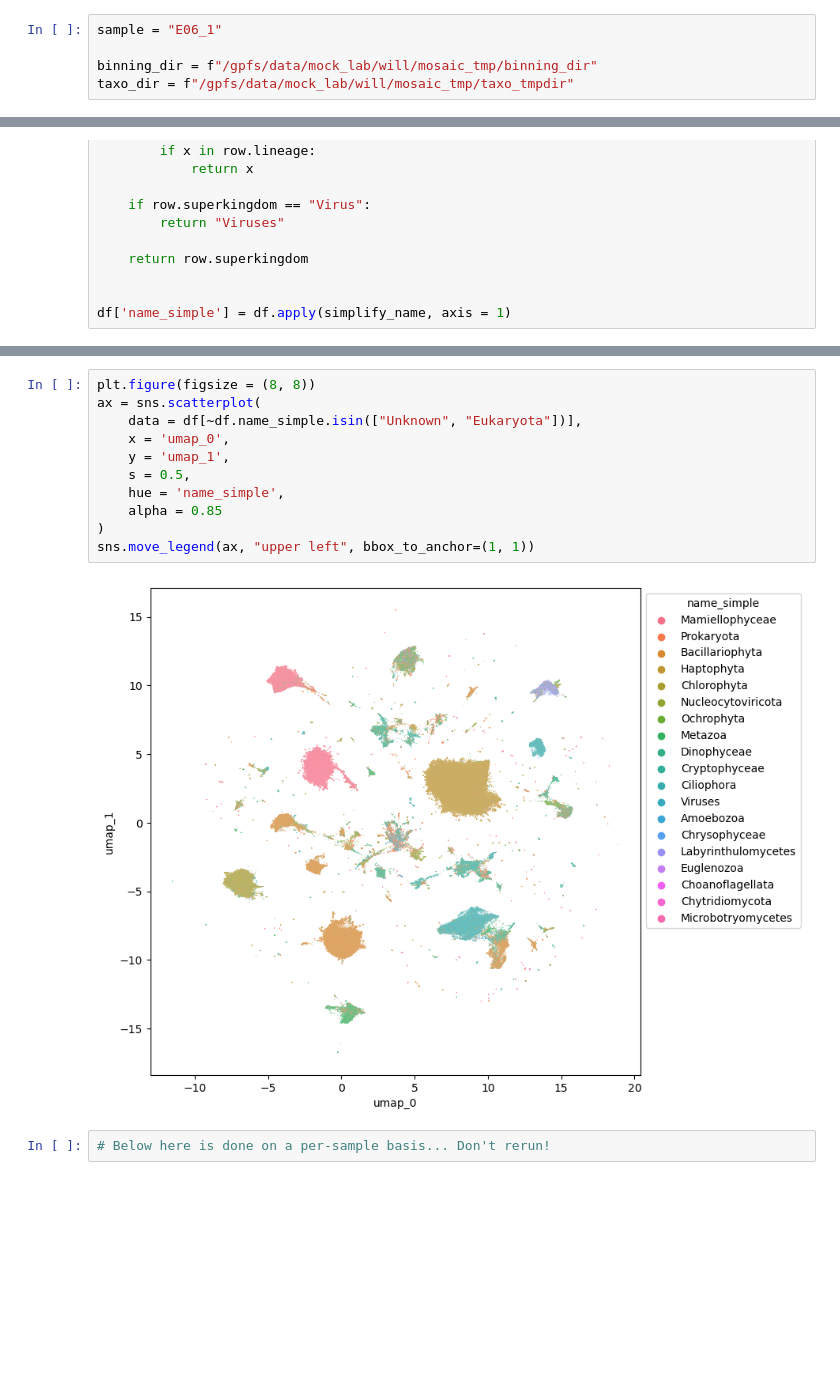
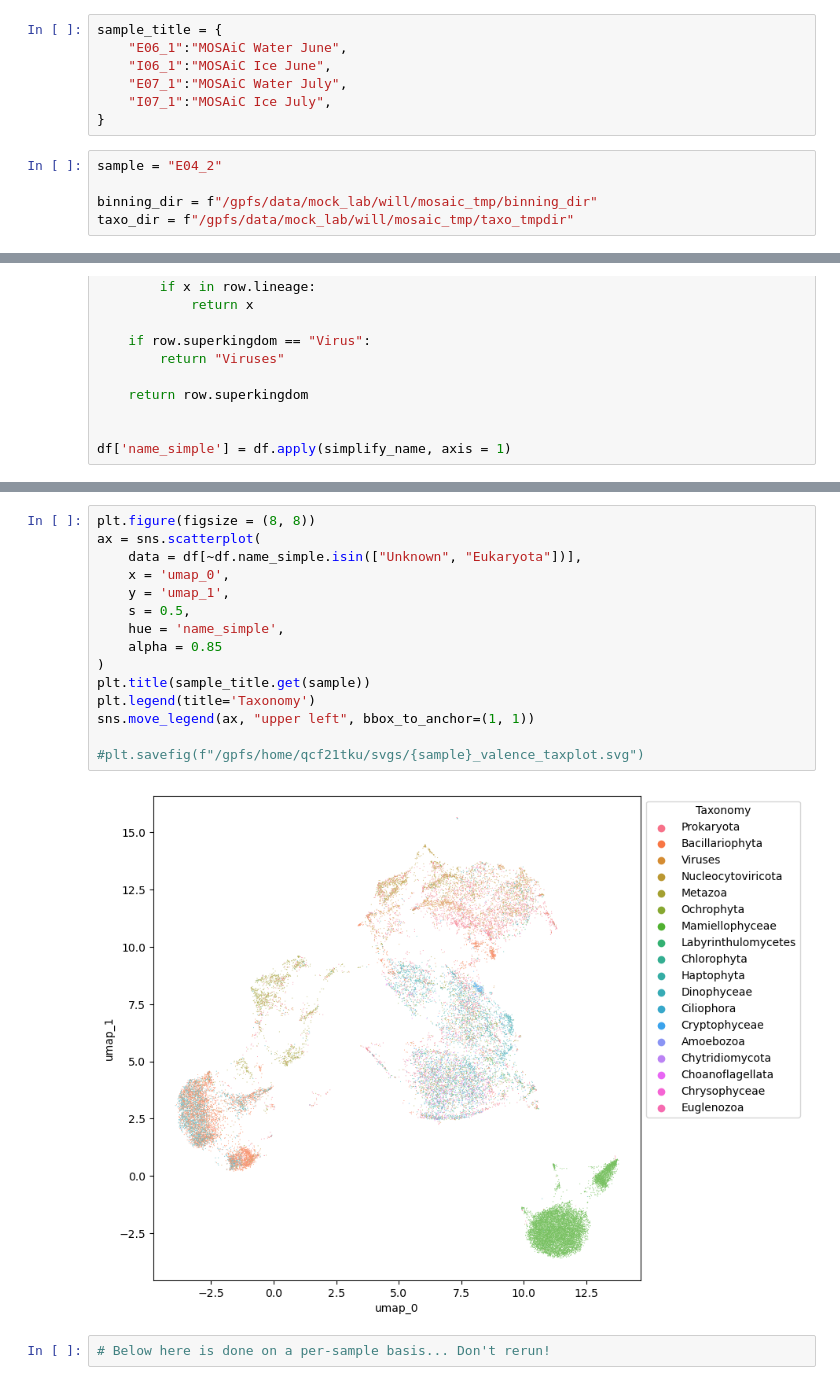
Before and after one commit to willboulton/mosaic-workflows, a Jupyter notebook: workflow/notebooks/plot_vamb_multiassembly.ipynb, the cells around one changed output, grey strips where cells are left out. Saved outputs shown, nothing was run; the diff lists cells and outputs as text; blank space fills up the shorter version.

```diff
--- a/workflow/notebooks/plot_vamb_multiassembly.ipynb
+++ b/workflow/notebooks/plot_vamb_multiassembly.ipynb
@@ -27,8 +27,15 @@ from os.path import dirname
 /gpfs/data/mock_lab/will/mosaic_tmp/binning_dir/I11_1/vamb_multi/umap_vamb.tsv
 /gpfs/data/mock_lab/will/mosaic_tmp/binning_dir/I11_2/vamb_multi/umap_vamb.tsv
 /gpfs/data/mock_lab/will/mosaic_tmp/binning_dir/I12_1/vamb_multi/umap_vamb.tsv
+# %%
+sample_title = {
+    "E06_1":"MOSAiC Water June",
+    "I06_1":"MOSAiC Ice June",
+    "E07_1":"MOSAiC Water July",
+    "I07_1":"MOSAiC Ice July",
+}
 # %%
-sample = "E06_1"
+sample = "E04_2"
 
 binning_dir = f"/gpfs/data/mock_lab/will/mosaic_tmp/binning_dir"
 taxo_dir = f"/gpfs/data/mock_lab/will/mosaic_tmp/taxo_tmpdir"
@@ -136,15 +143,19 @@ sns.move_legend(ax, "upper left", bbox_to_anchor=(1, 1))
 # %%
 plt.figure(figsize = (8, 8))
 ax = sns.scatterplot(
     data = df[~df.name_simple.isin(["Unknown", "Eukaryota"])],
     x = 'umap_0',
     y = 'umap_1',
     s = 0.5,
     hue = 'name_simple',
     alpha = 0.85
 )
+plt.title(sample_title.get(sample))
+plt.legend(title='Taxonomy')
 sns.move_legend(ax, "upper left", bbox_to_anchor=(1, 1))
+
+#plt.savefig(f"/gpfs/home/qcf21tku/svgs/{sample}_valence_taxplot.svg")
 # %% [output]
-[figure, old version]
+[figure, new version]
 # %%
 # Below here is done on a per-sample basis... Don't rerun!
```
Also changed, not shown: parts of 15 cells of this notebook, 5 other files.
